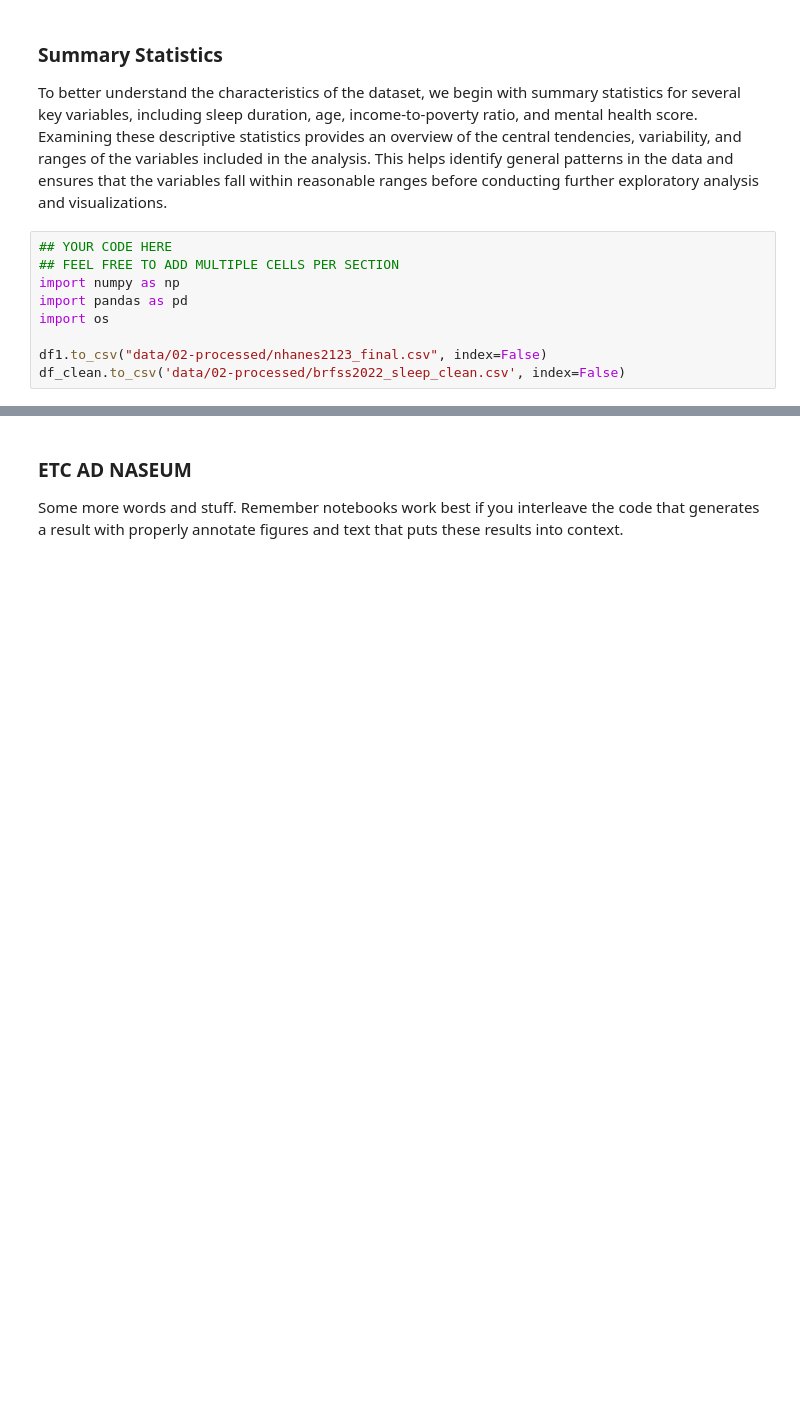
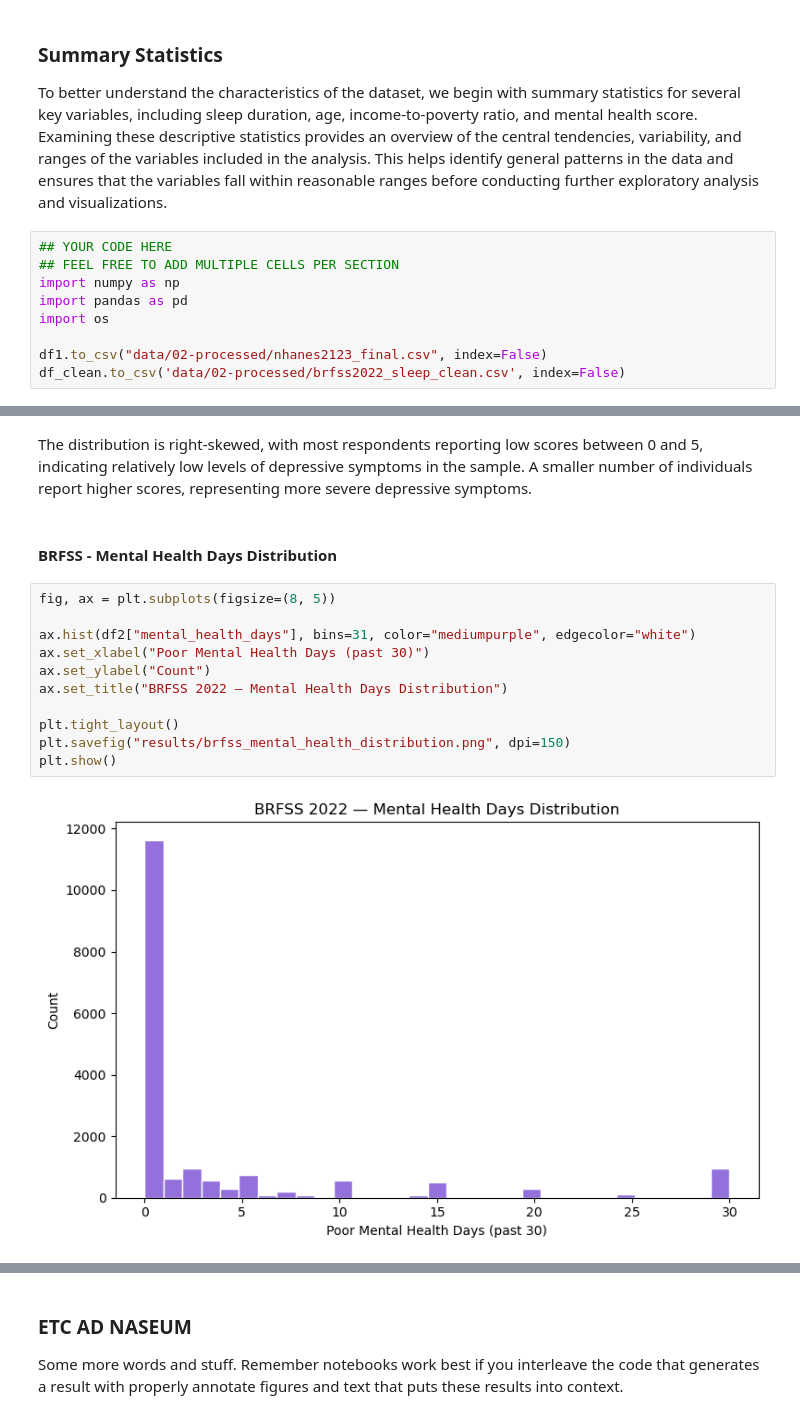
Before and after one commit to COGS108/Group150_WI26, a Jupyter notebook: 03-FinalProject.ipynb, the cells around one changed output, grey strips where cells are left out. Cells and saved outputs as stored; diff of their text form; blank space fills up the shorter version.

```diff
--- a/03-FinalProject.ipynb
+++ b/03-FinalProject.ipynb
@@ -582,0 +656,17 @@ Some more words and stuff.  Remember notebooks work best if you interleave the c
+# %% [markdown]
+The distribution is right-skewed, with most respondents reporting low scores between 0 and 5, indicating relatively low levels of depressive symptoms in the sample. A smaller number of individuals report higher scores, representing more severe depressive symptoms.
+# %% [markdown]
+#### BRFSS - Mental Health Days Distribution
+# %%
+fig, ax = plt.subplots(figsize=(8, 5))
+
+ax.hist(df2["mental_health_days"], bins=31, color="mediumpurple", edgecolor="white")
+ax.set_xlabel("Poor Mental Health Days (past 30)")
+ax.set_ylabel("Count")
+ax.set_title("BRFSS 2022 — Mental Health Days Distribution")
+
+plt.tight_layout()
+plt.savefig("results/brfss_mental_health_distribution.png", dpi=150)
+plt.show()
+# %% [output]
+[figure, added]
```
Also changed, not shown: parts of 27 cells of this notebook.
